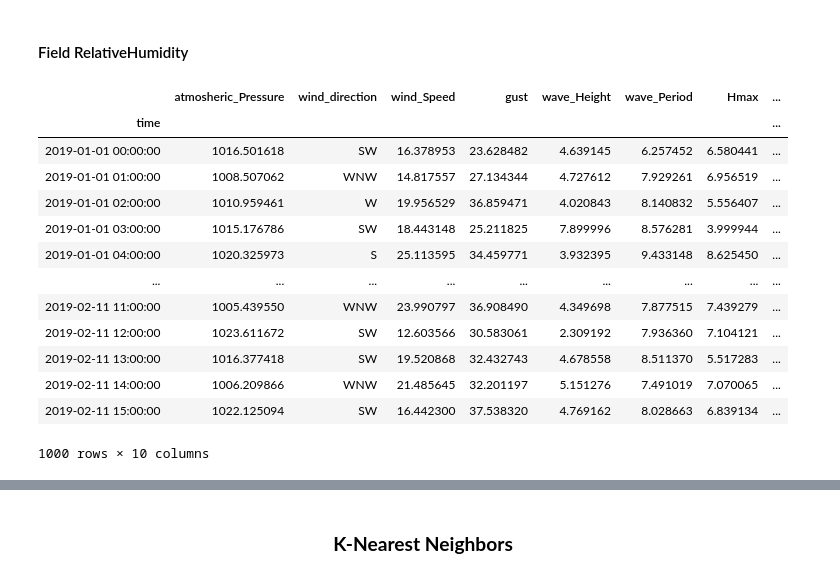
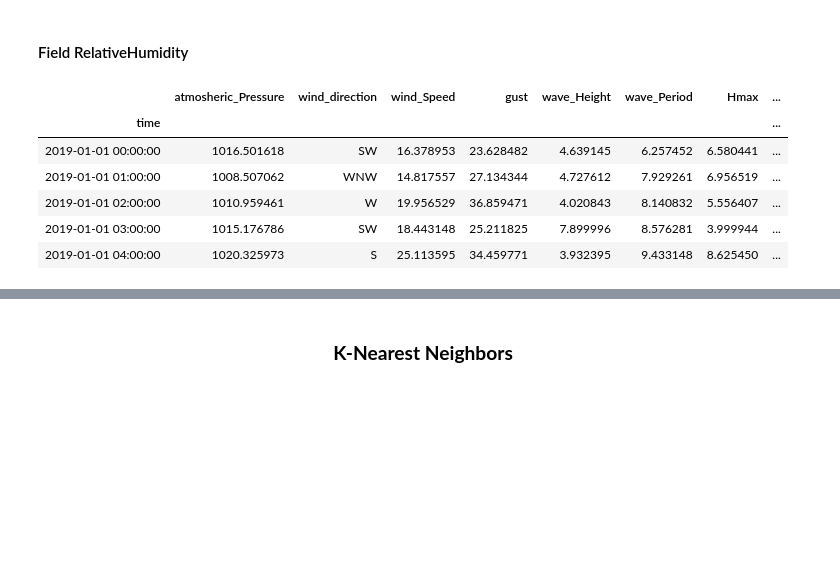
Before and after one commit to neadie/ProgrammingForDataAnalyticsProject, a Jupyter notebook: ProgrammingForDataAnalyticsProject.ipynb, the cells around one changed output, grey strips where cells are left out. Saved outputs shown, nothing was run; the diff lists cells and outputs as text; code cells hidden in the pictures; blank space fills up the shorter version.

```diff
--- a/ProgrammingForDataAnalyticsProject.ipynb
+++ b/ProgrammingForDataAnalyticsProject.ipynb
@@ -585,40 +585,33 @@ relative_Humidity= pd.Series(RelativeHumidityWNW)
 
 dataSet_westNorthWest = {
                 'atmosheric_Pressure' :atmosheric_Pressure,
                 'wind_direction': wind_direction,
                 'wind_Speed': wind_Speed ,
                 'gust': gust,
                 'wave_Height':wave_Height,
                 'wave_Period':wave_Period,
                 'Hmax':Hmax,
                 'air_Temperature':air_Temperature,
                 'sea_Temperature':sea_Temperature,
                 'relative_Humidity':relative_Humidity
 
                }
 
 dataSet_westNorthWest = pd.DataFrame.from_dict(dataSet_westNorthWest)
 frames = [dataSet_west, dataSet_south, dataSet_southWest,dataSet_westNorthWest]
 
 result = pd.concat(frames)
 result = shuffle(result)
 result['time'] = rng
 result= result.set_index('time')
-result
+result.head()
 # %% [output]
 |  | atmosheric_Pressure | wind_direction | wind_Speed | gust | wave_Height | wave_Period | Hmax | ... |
 | time |  |  |  |  |  |  |  | ... |
 | 2019-01-01 00:00:00 | 1016.501618 | SW | 16.378953 | 23.628482 | 4.639145 | 6.257452 | 6.580441 | ... |
 | 2019-01-01 01:00:00 | 1008.507062 | WNW | 14.817557 | 27.134344 | 4.727612 | 7.929261 | 6.956519 | ... |
 | 2019-01-01 02:00:00 | 1010.959461 | W | 19.956529 | 36.859471 | 4.020843 | 8.140832 | 5.556407 | ... |
 | 2019-01-01 03:00:00 | 1015.176786 | SW | 18.443148 | 25.211825 | 7.899996 | 8.576281 | 3.999944 | ... |
 | 2019-01-01 04:00:00 | 1020.325973 | S | 25.113595 | 34.459771 | 3.932395 | 9.433148 | 8.625450 | ... |
-| ... | ... | ... | ... | ... | ... | ... | ... | ... |
-| 2019-02-11 11:00:00 | 1005.439550 | WNW | 23.990797 | 36.908490 | 4.349698 | 7.877515 | 7.439279 | ... |
-| 2019-02-11 12:00:00 | 1023.611672 | SW | 12.603566 | 30.583061 | 2.309192 | 7.936360 | 7.104121 | ... |
-| 2019-02-11 13:00:00 | 1016.377418 | SW | 19.520868 | 32.432743 | 4.678558 | 8.511370 | 5.517283 | ... |
-| 2019-02-11 14:00:00 | 1006.209866 | WNW | 21.485645 | 32.201197 | 5.151276 | 7.491019 | 7.070065 | ... |
-| 2019-02-11 15:00:00 | 1022.125094 | SW | 16.442300 | 37.538320 | 4.769162 | 8.028663 | 6.839134 | ... |
-1000 rows × 10 columns
 # %%
 sns.pairplot(result, hue="wind_direction")
```
Also changed, not shown: parts of 7 cells of this notebook, 1 other file.
